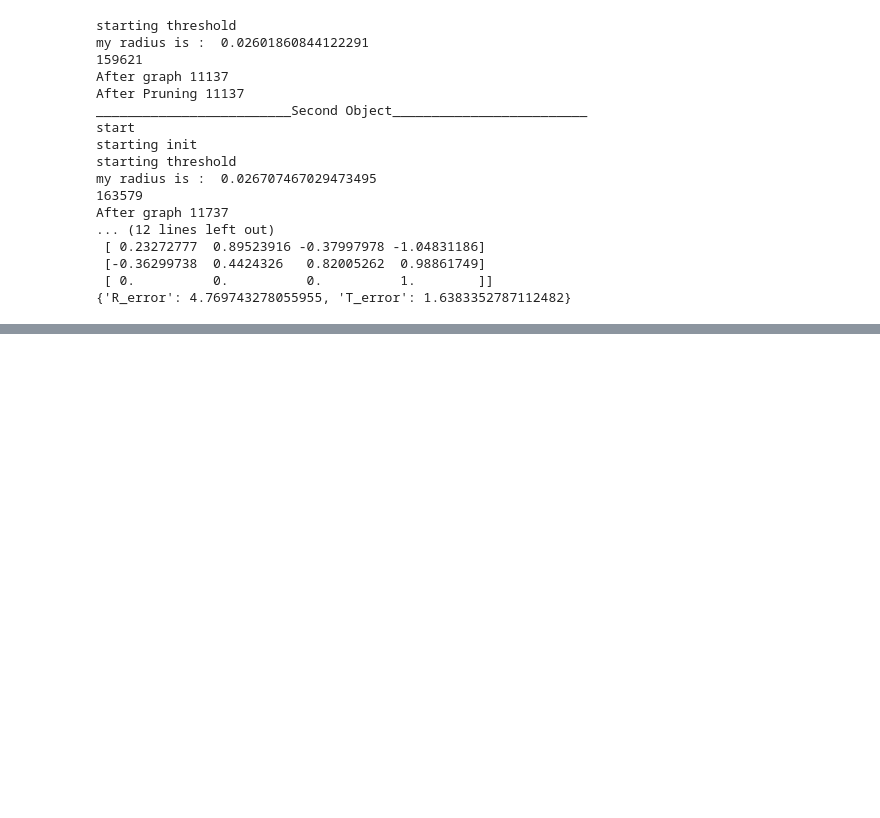
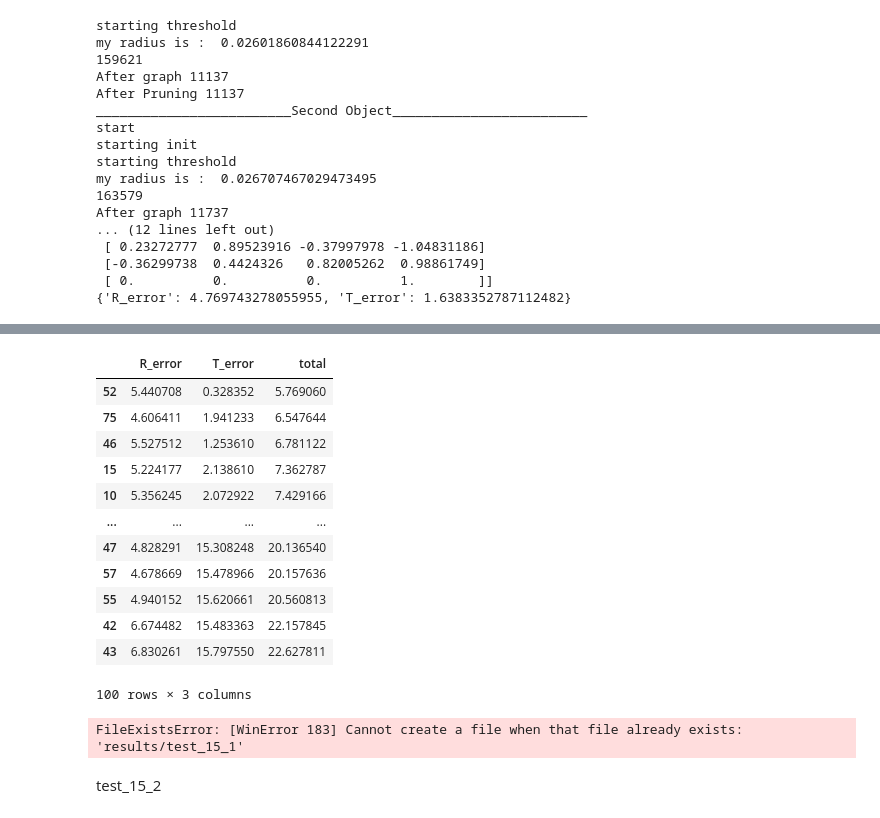
Before and after one commit to RePAIRProject/AAFR, a Jupyter notebook: Untitled3.ipynb, the cells around one changed output, grey strips where cells are left out. Cells and saved outputs as stored; diff of their text form; code cells hidden in the pictures; blank space fills up the shorter version.

```diff
--- a/Untitled3.ipynb
+++ b/Untitled3.ipynb
@@ -668,0 +876,41 @@ test_brick_2.draw_registration_result_original_color(test_brick_2.Obj1,test_bric
+# %%
+import ast
+
+from runner import test
+import numpy as np
+
+number = 384
+
+#objects
+Obj1_url = df.iloc[number]["obj2"]
+Obj2_url = df.iloc[number]["obj1"]
+
+#Before Evaluate do a Rotation and translation of
+init_R_T = ((0.2, 0.2, 0.1), (0.1, 0.1, 0.1))
+
+
+#pipline name and pipline parameters
+pipline_name = "pipline_15"
+
+
+N = 15
+t1 = 2
+t2 = 100
+t3 = 100
+
+Obj_url = "data_test/pairwise/repair_group8_pair1/RPf_00059_gt.ply"
+#threshold for corner
+thre = 0.98
+
+pipline_variables = (N, t1, t2, t3, thre)
+
+#test
+test_name = "ICP_test"
+
+# eval
+
+eval_list = ["rms"]
+
+test_15_1 = test(Obj2_url, Obj1_url, init_R_T, pipline_name, pipline_variables, test_name, eval_list, show_results = True, save_results=False)
+
+my_results = test_15_1.run()
@@ -668,0 +938,18 @@ test_brick_2.draw_registration_result_original_color(test_brick_2.Obj1,test_bric
+# %%
+df_test_15_1 = pd.DataFrame(test_15_1.results)
+df_test_15_1["total"] = df_test_15_1["R_error"]+df_test_15_1["T_error"]
+df_test_15_1.sort_values('total')
+# %% [output]
+|  | R_error | T_error | total |
+| 52 | 5.440708 | 0.328352 | 5.769060 |
+| 75 | 4.606411 | 1.941233 | 6.547644 |
+| 46 | 5.527512 | 1.253610 | 6.781122 |
+| 15 | 5.224177 | 2.138610 | 7.362787 |
+| 10 | 5.356245 | 2.072922 | 7.429166 |
+| ... | ... | ... | ... |
+| 47 | 4.828291 | 15.308248 | 20.136540 |
+| 57 | 4.678669 | 15.478966 | 20.157636 |
+| 55 | 4.940152 | 15.620661 | 20.560813 |
+| 42 | 6.674482 | 15.483363 | 22.157845 |
+| 43 | 6.830261 | 15.797550 | 22.627811 |
+100 rows × 3 columns
@@ -668,0 +962,6 @@ test_brick_2.draw_registration_result_original_color(test_brick_2.Obj1,test_bric
+# %%
+save("test_15_1",test_15_1,52)
+# %% [output]
+FileExistsError: [WinError 183] Cannot create a file when that file already exists: 'results/test_15_1'
+# %% [markdown]
+<h7>test_15_2</h7>
```
Also changed, not shown: parts of 81 cells of this notebook, 3 other files.
